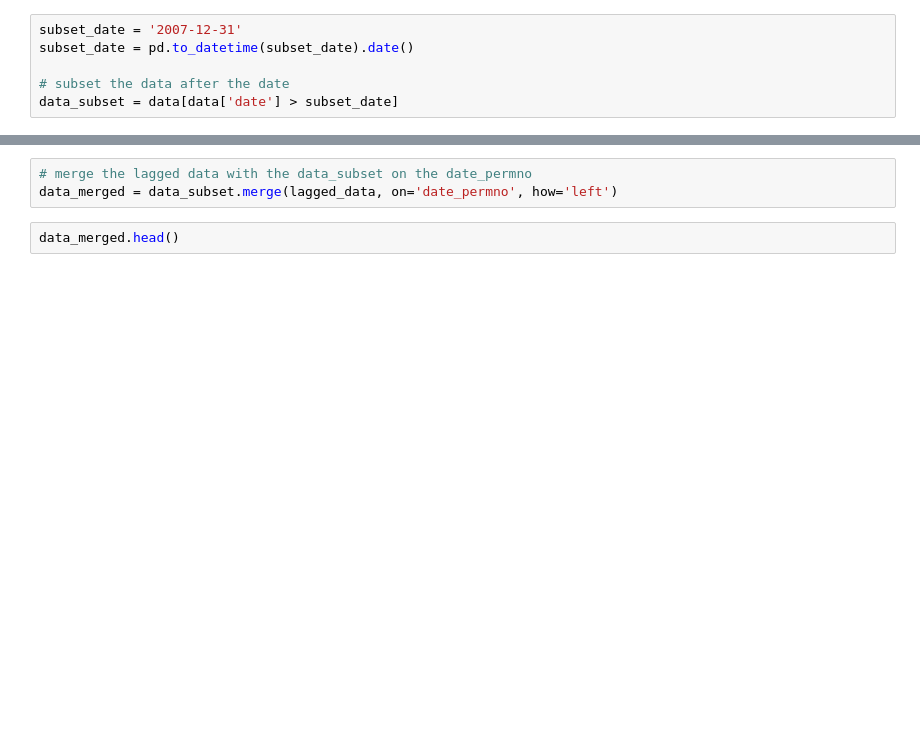
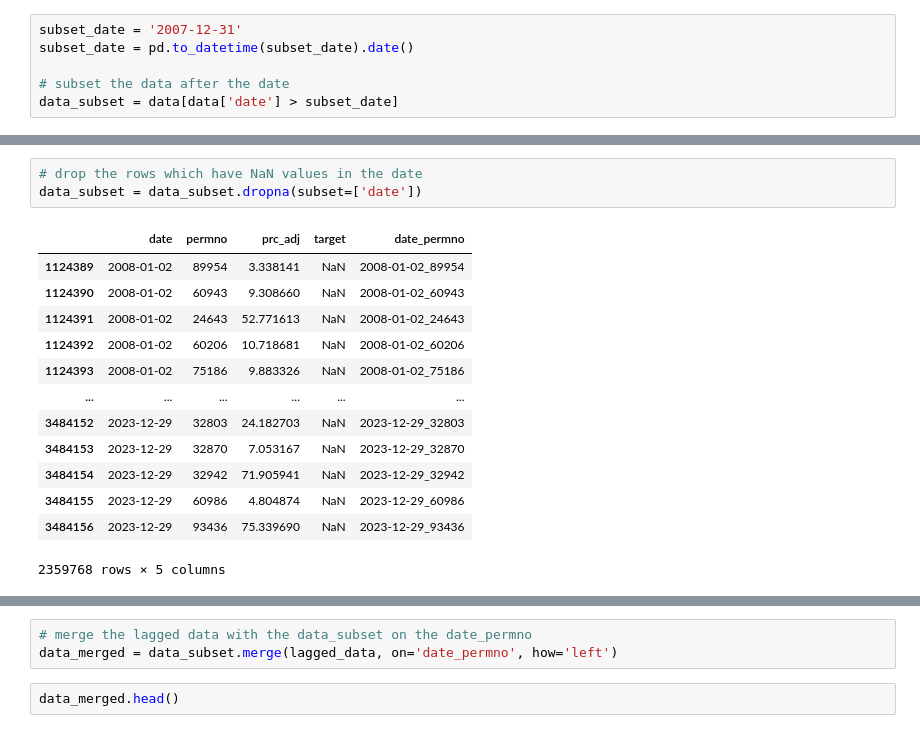
Before and after one commit to NotFrancee/bsic_hephaestus_paper, a Jupyter notebook: src/target_variable/add_target.ipynb, the cells around one changed output, grey strips where cells are left out. Saved outputs shown, nothing was run; the diff lists cells and outputs as text; blank space fills up the shorter version.

```diff
--- a/src/target_variable/add_target.ipynb
+++ b/src/target_variable/add_target.ipynb
@@ -57,3 +72,20 @@ data_subset['date_permno'] = data_subset['date'].astype(str) + '_' + data_subset
+# %%
+# drop the rows which have NaN values in the date
+data_subset = data_subset.dropna(subset=['date'])
+# %% [output]
+|  | date | permno | prc_adj | target | date_permno |
+| 1124389 | 2008-01-02 | 89954 | 3.338141 | NaN | 2008-01-02_89954 |
+| 1124390 | 2008-01-02 | 60943 | 9.308660 | NaN | 2008-01-02_60943 |
+| 1124391 | 2008-01-02 | 24643 | 52.771613 | NaN | 2008-01-02_24643 |
+| 1124392 | 2008-01-02 | 60206 | 10.718681 | NaN | 2008-01-02_60206 |
+| 1124393 | 2008-01-02 | 75186 | 9.883326 | NaN | 2008-01-02_75186 |
+| ... | ... | ... | ... | ... | ... |
+| 3484152 | 2023-12-29 | 32803 | 24.182703 | NaN | 2023-12-29_32803 |
+| 3484153 | 2023-12-29 | 32870 | 7.053167 | NaN | 2023-12-29_32870 |
+| 3484154 | 2023-12-29 | 32942 | 71.905941 | NaN | 2023-12-29_32942 |
+| 3484155 | 2023-12-29 | 60986 | 4.804874 | NaN | 2023-12-29_60986 |
+| 3484156 | 2023-12-29 | 93436 | 75.339690 | NaN | 2023-12-29_93436 |
+2359768 rows × 5 columns
 # %%
 lagged_data = pd.DataFrame(columns=['date_permno', 'lagged_price'])
 
```
Also changed, not shown: parts of 16 cells of this notebook, 1 other file.
